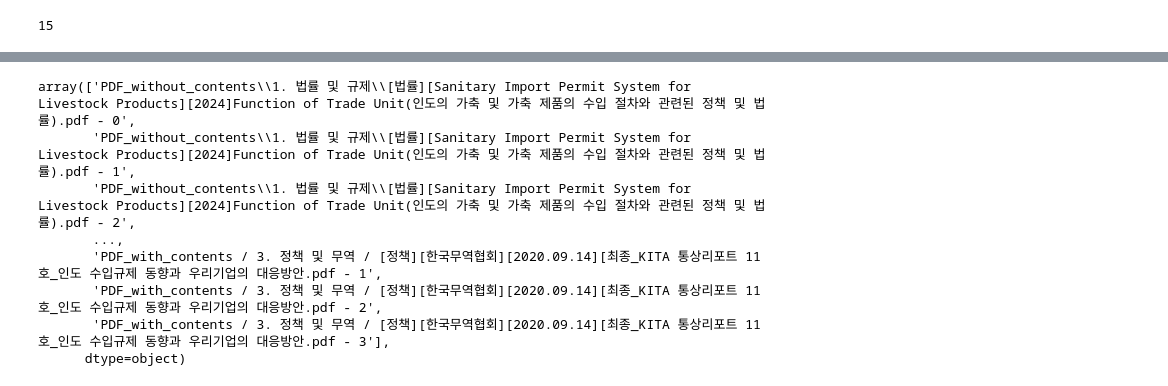
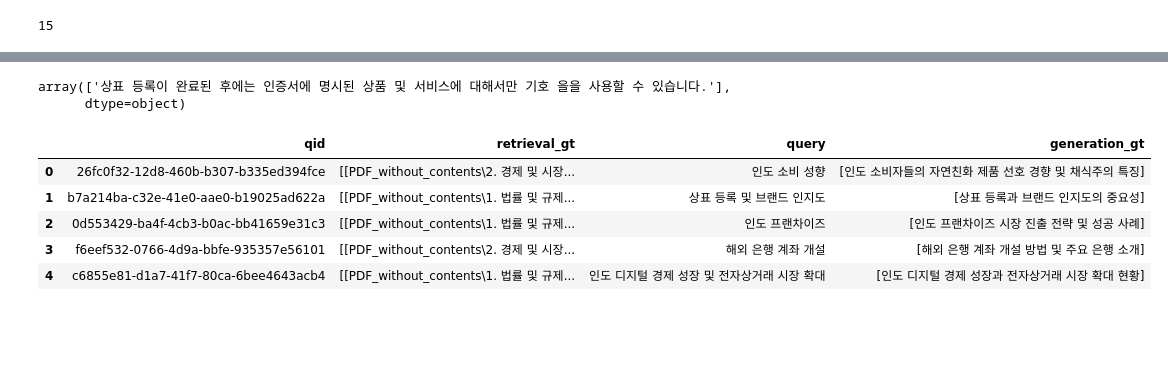
Before and after one commit to khw11044/AutoRAG_tutorial_mine, a Jupyter notebook: read_data.ipynb, the cells around one changed output, grey strips where cells are left out. Saved outputs shown, nothing was run; the diff lists cells and outputs as text; code cells hidden in the pictures; blank space fills up the shorter version.

```diff
--- a/read_data.ipynb
+++ b/read_data.ipynb
@@ -199,16 +192,19 @@ len(df)
-# %%
-df['doc_id'].unique()
-# %% [output]
-array(['PDF_without_contents\\1. 법률 및 규제\\[법률][Sanitary Import Permit System for Livestock Products][2024]Function of Trade Unit(인도의 가축 및 가축 제품의 수입 절차와 관련된 정책 및 법률).pdf - 0',
-       'PDF_without_contents\\1. 법률 및 규제\\[법률][Sanitary Import Permit System for Livestock Products][2024]Function of Trade Unit(인도의 가축 및 가축 제품의 수입 절차와 관련된 정책 및 법률).pdf - 1',
-       'PDF_without_contents\\1. 법률 및 규제\\[법률][Sanitary Import Permit System for Livestock Products][2024]Function of Trade Unit(인도의 가축 및 가축 제품의 수입 절차와 관련된 정책 및 법률).pdf - 2',
-       ...,
-       'PDF_with_contents / 3. 정책 및 무역 / [정책][한국무역협회][2020.09.14][최종_KITA 통상리포트 11호_인도 수입규제 동향과 우리기업의 대응방안.pdf - 1',
-       'PDF_with_contents / 3. 정책 및 무역 / [정책][한국무역협회][2020.09.14][최종_KITA 통상리포트 11호_인도 수입규제 동향과 우리기업의 대응방안.pdf - 2',
-       'PDF_with_contents / 3. 정책 및 무역 / [정책][한국무역협회][2020.09.14][최종_KITA 통상리포트 11호_인도 수입규제 동향과 우리기업의 대응방안.pdf - 3'],
-      dtype=object)
+# %%
+df['generation_gt'][2]
+# %% [output]
+array(['상표 등록이 완료된 후에는 인증서에 명시된 상품 및 서비스에 대해서만 기호 을을 사용할 수 있습니다.'],
+      dtype=object)
 # %%
-path = './data/corpus_new.parquet'
+path = './my_data/title.parquet'
 
-# make_corpus.py 파일로 만듬 : SimpleDirectoryReader와 TokenTextSplitter로 자른 내용을 넣음
+# make_qa.py 파일로 만듬 : 질문과 응답 쌍을 만듬 , 어떤 문서가 관련이 있는지
 df = pd.read_parquet(path)
+
+df.head()
+# %% [output]
+|  | qid | retrieval_gt | query | generation_gt |
+| 0 | 26fc0f32-12d8-460b-b307-b335ed394fce | [[PDF_without_contents\2. 경제 및 시장... | 인도 소비 성향 | [인도 소비자들의 자연친화 제품 선호 경향 및 채식주의 특징] |
+| 1 | b7a214ba-c32e-41e0-aae0-b19025ad622a | [[PDF_without_contents\1. 법률 및 규제... | 상표 등록 및 브랜드 인지도 | [상표 등록과 브랜드 인지도의 중요성] |
+| 2 | 0d553429-ba4f-4cb3-b0ac-bb41659e31c3 | [[PDF_without_contents\1. 법률 및 규제... | 인도 프랜차이즈 | [인도 프랜차이즈 시장 진출 전략 및 성공 사례] |
+| 3 | f6eef532-0766-4d9a-bbfe-935357e56101 | [[PDF_without_contents\2. 경제 및 시장... | 해외 은행 계좌 개설 | [해외 은행 계좌 개설 방법 및 주요 은행 소개] |
+| 4 | c6855e81-d1a7-41f7-80ca-6bee4643acb4 | [[PDF_without_contents\1. 법률 및 규제... | 인도 디지털 경제 성장 및 전자상거래 시장 확대 | [인도 디지털 경제 성장과 전자상거래 시장 확대 현황] |
```
Also changed, not shown: parts of 17 cells of this notebook, 37 other files.
